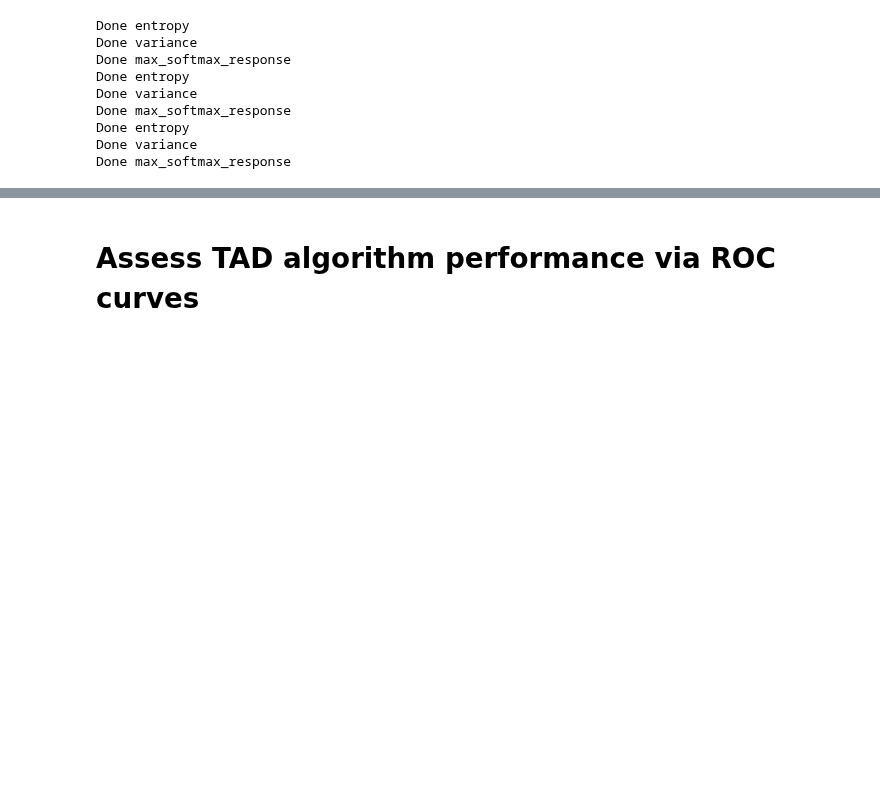
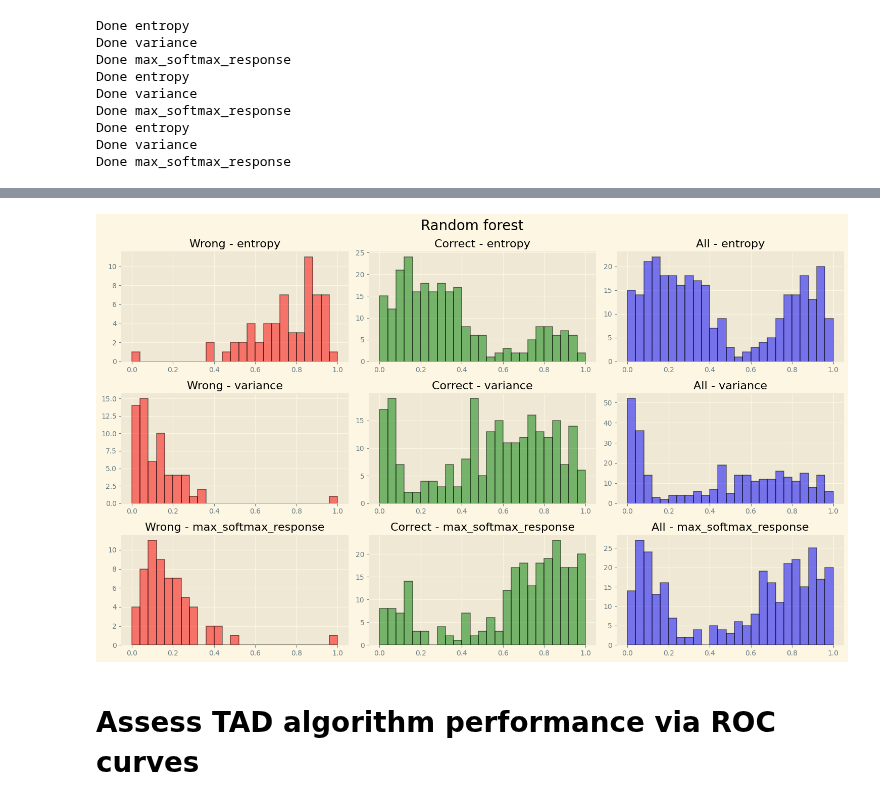
Before and after one commit to Anatr1/timeseries-anomaly-detection, a Jupyter notebook: random_forest_merged_lab7.ipynb, the cells around one changed output, grey strips where cells are left out. Cells and saved outputs as stored; diff of their text form; code cells hidden in the pictures; blank space fills up the shorter version.

```diff
--- a/random_forest_merged_lab7.ipynb
+++ b/random_forest_merged_lab7.ipynb
@@ -740,3 +687,6 @@ preds_bayes_mean_collision = np.mean(np.array(preds_array_collisions), axis = 0)
+# %%
+preds_array_collisions_5 = np.array([classifier.predict_proba(X_collision_5.values) for _ in range(n_mc)])
+preds_bayes_mean_collision_5 = np.mean(np.array(preds_array_collisions_5), axis = 0)
 # %%
 preds_array_collisions.shape
 # %% [output]
@@ -758,0 +732,5 @@ Done max_softmax_response
+# %%
+uncertainties_bayes_5 = dict()
+uncertainties_bayes_5["correct"] = Confidence(preds_array_collisions_5.mean(axis=0)[(preds_bayes_mean_collision_5.argmax(axis=1) == y_collision_5), :]).compute_uncertainty_metrics()
+uncertainties_bayes_5["wrong"] = Confidence(preds_array_collisions_5.mean(axis=0)[(preds_bayes_mean_collision_5.argmax(axis=1) != y_collision_5), :]).compute_uncertainty_metrics()
+uncertainties_bayes_5["all"] = Confidence(preds_array_collisions_5.mean(axis=0)).compute_uncertainty_metrics()
@@ -792,3 +793,16 @@ plt.tight_layout()
+# %%
+fig, axes = plt.subplots(len(uncertainties_bayes_5['correct'].keys()), 3, figsize=(15, 9))
+for ax, measure in zip(axes, uncertainties_bayes_5['correct'].keys()):
+    ax[0] .set_title(f"Wrong - {measure}")
+    ax[0].hist(uncertainties_bayes_5['wrong'][measure], color="red", log=False, bins=25, edgecolor='black', linewidth=1.2, alpha=0.5);
+    ax[1] .set_title(f"Correct - {measure}")
+    ax[1].hist(uncertainties_bayes_5['correct'][measure], color="green", log=False, bins=25, edgecolor='black', linewidth=1.2, alpha=0.5);
+    ax[2] .set_title(f"All - {measure}")
+    ax[2].hist(uncertainties_bayes_5['all'][measure], color="blue", log=False, bins=25, edgecolor='black', linewidth=1.2, alpha=0.5);
+fig.suptitle("Random forest", fontsize=20)
+plt.tight_layout()
+# %% [output]
+[figure, added]
 # %% [markdown]
 # Assess TAD algorithm performance via ROC curves
 # %%
```
Also changed, not shown: parts of 33 cells of this notebook, 3 other files.
